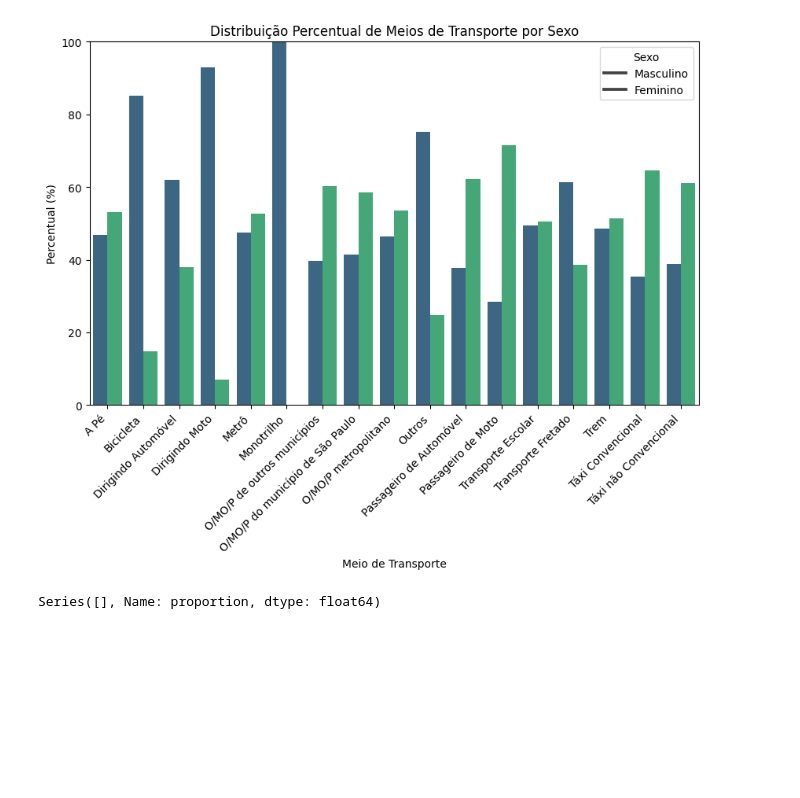
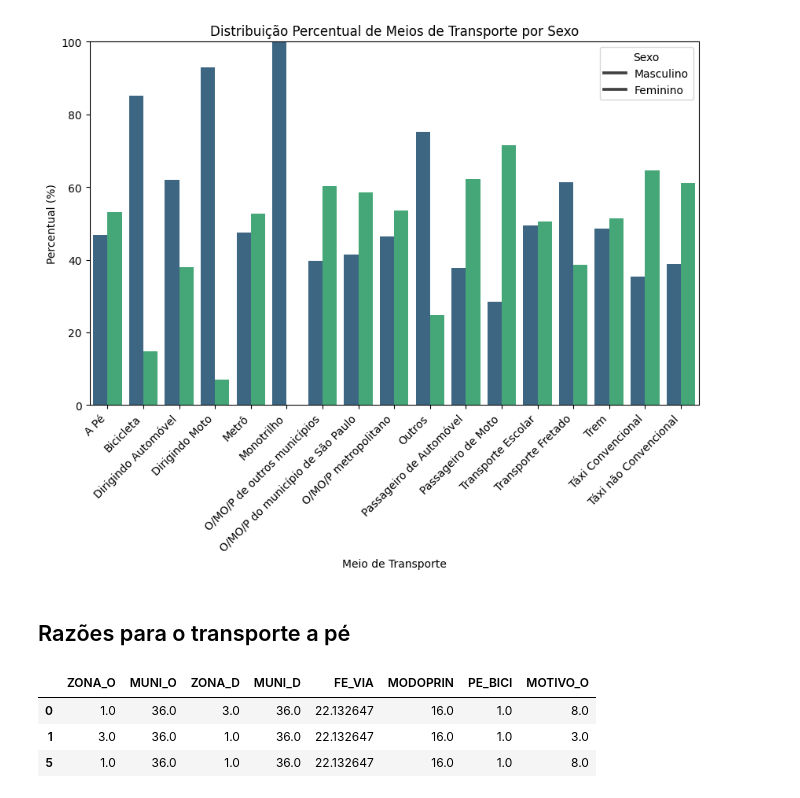
Before and after one commit to gustavo-rmontes/TCC, a Jupyter notebook: mobility_flow/flow.ipynb, the cells around one changed output. Drawn from its saved outputs; the diff is of its cells as text; code cells hidden in the pictures; blank space fills up the shorter version.

```diff
--- a/mobility_flow/flow.ipynb
+++ b/mobility_flow/flow.ipynb
@@ -198,6 +179,11 @@ pedestrian_gendered_trips = gendered_trips[gendered_trips['MODOPRIN']==16] # fil
-# %%
-ped_gender_counter = (pedestrian_gendered_trips['SEXO'].value_counts(normalize=True)*100).round(2)
-ped_gender_counter.index = ped_gender_counter.index.map({1: 'Masculino', 2: 'Feminino'}) # mapping values to corresponding labels
-print(ped_gender_counter)
-# %% [output]
-Series([], Name: proportion, dtype: float64)
+# %% [markdown]
+## Razões para o transporte a pé
+# %%
+ped = df[['ZONA_O', 'MUNI_O', 'ZONA_D', 'MUNI_D', 'FE_VIA','MODOPRIN', 'PE_BICI', 'MOTIVO_O']]
+ped = ped[ped['MODOPRIN'] == 16]
+ped.head(3)
+# %% [output]
+|  | ZONA_O | MUNI_O | ZONA_D | MUNI_D | FE_VIA | MODOPRIN | PE_BICI | MOTIVO_O |
+| 0 | 1.0 | 36.0 | 3.0 | 36.0 | 22.132647 | 16.0 | 1.0 | 8.0 |
+| 1 | 3.0 | 36.0 | 1.0 | 36.0 | 22.132647 | 16.0 | 1.0 | 3.0 |
+| 5 | 1.0 | 36.0 | 1.0 | 36.0 | 22.132647 | 16.0 | 1.0 | 8.0 |
```
Also changed, not shown: parts of 12 cells of this notebook.
